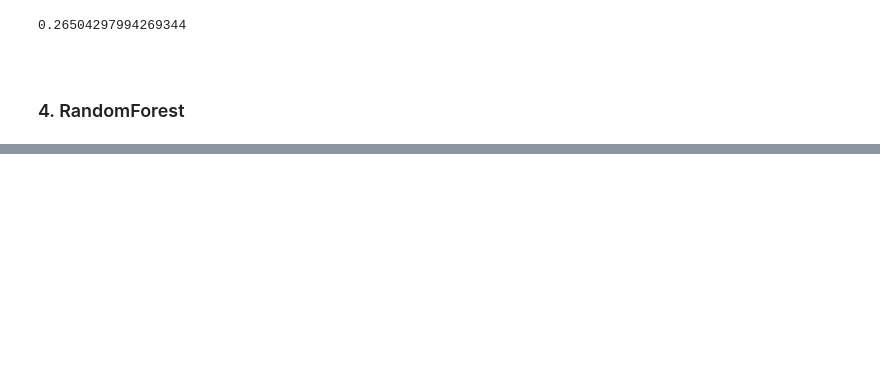
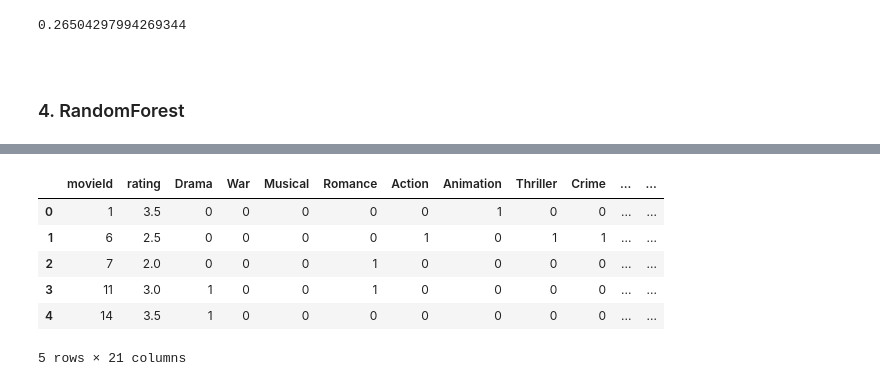
Before and after one commit to ijo0r98/likelion-kdigital, a Jupyter notebook: mid-project-1/영화 별점 데이터 분석_주란.ipynb, the cells around one changed output, grey strips where cells are left out. Drawn from its saved outputs; the diff is of its cells as text; code cells hidden in the pictures; blank space fills up the shorter version.

```diff
--- a/mid-project-1/영화 별점 데이터 분석_주란.ipynb
+++ b/mid-project-1/영화 별점 데이터 분석_주란.ipynb
@@ -569,0 +642,3 @@ accuracy_score(y_test, xgb.predict(x_test))
+# %%
+df2 = pd.merge(rating_usr, movies[['movieId','genres']], on='movieId')
+df2.head()
@@ -569,0 +696,4 @@ accuracy_score(y_test, xgb.predict(x_test))
+# %%
+# 데이터프레임으로 바꿔 인덱스 번호 매김
+genres_df = pd.DataFrame({'name': list(genres_all)})
+genres_df
@@ -569,0 +718,4 @@ accuracy_score(y_test, xgb.predict(x_test))
+# %%
+df2['genres_list'] = df2.genres.apply(genres_split)
+del df2['genres']
+df2.head()
@@ -569,0 +729,22 @@ accuracy_score(y_test, xgb.predict(x_test))
+# %%
+# one-hot vector로 사용될 genre 열들 추가
+for g in genres_df.name:
+    df2[g] = 0 # default
+
+# 해당되는 장르 1로 변경
+for index, genres in enumerate(df2.genres_list):
+    for genre in genres:
+        df2[genre][index] = 1
+
+# 불필요한 열 삭제
+del df2['genres_list']
+
+df2.head()
+# %% [output]
+|  | movieId | rating | Drama | War | Musical | Romance | Action | Animation | Thriller | Crime | ... | ... |
+| 0 | 1 | 3.5 | 0 | 0 | 0 | 0 | 0 | 1 | 0 | 0 | ... | ... |
+| 1 | 6 | 2.5 | 0 | 0 | 0 | 0 | 1 | 0 | 1 | 1 | ... | ... |
+| 2 | 7 | 2.0 | 0 | 0 | 0 | 1 | 0 | 0 | 0 | 0 | ... | ... |
+| 3 | 11 | 3.0 | 1 | 0 | 0 | 1 | 0 | 0 | 0 | 0 | ... | ... |
+| 4 | 14 | 3.5 | 1 | 0 | 0 | 0 | 0 | 0 | 0 | 0 | ... | ... |
+5 rows × 21 columns
```
Also changed, not shown: parts of 48 cells of this notebook.
